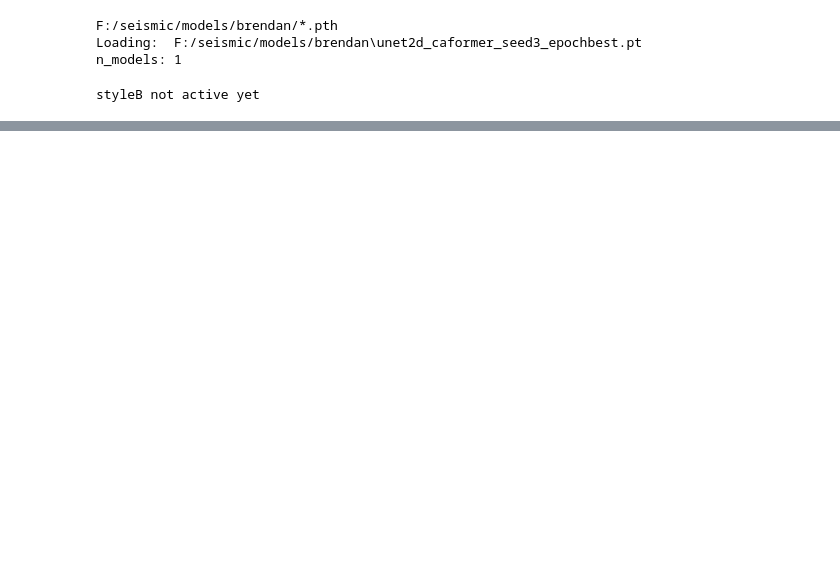
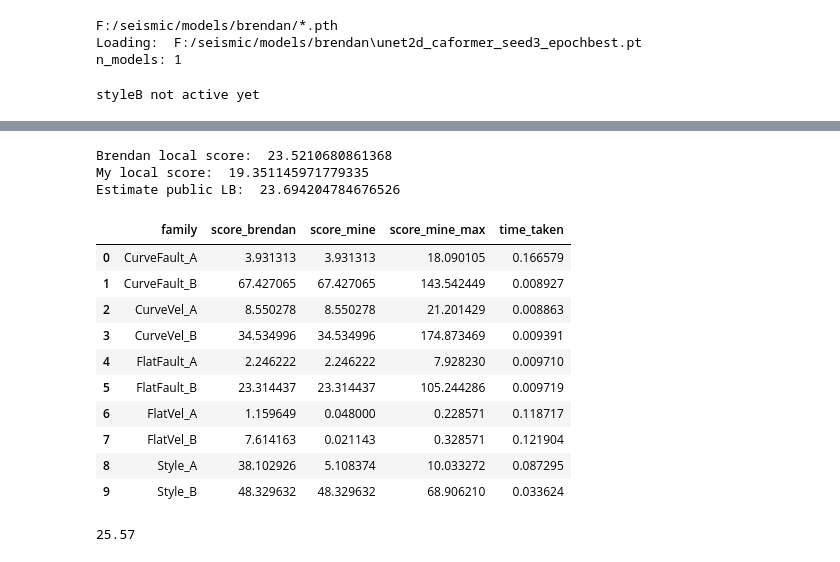
Before and after one commit to jcottaar/seismic, a Jupyter notebook: evaluate_default.ipynb, the cells around one changed output, grey strips where cells are left out. Cells and saved outputs as stored; diff of their text form; code cells hidden in the pictures; blank space fills up the shorter version.

```diff
--- a/evaluate_default.ipynb
+++ b/evaluate_default.ipynb
@@ -5,6 +5,7 @@ sys.path.append('f:/seismic/code/core')
 sys.path.append('/seismic/code/core')
 sys.path.append('/kaggle/input/my-seismic-library/')
 import kaggle_support as kgs
+kgs.preallocate_matrices=False
 import importlib
 import seis_model
 import time
@@ -20,10 +21,11 @@ n_models: 1
 # Set up model
 importlib.reload(seis_model)
 model = seis_model.default_model()
+model.read_cache = False
 # %% [output]
 styleB not active yet
 # %%
-data = kgs.load_all_train_data(validation_only=True)
+%%time
+data = kgs.load_all_train_data(validation_only=True)[::10]
 model.models[1].run_in_parallel = True
 data_out = model.infer(data)
-model.models[1].run_in_parallel = False
@@ -75,4 +35,55 @@ Estimate public LB:  24.201161956146564
+# %%
+dfTimings = pd.read_csv(kgs.timing_filename)
+dfTimings = dfTimings.groupby('family')['time_taken'].mean().to_frame('time_taken')
+#dfTimings.loc['FlatFault_B'].to_numpy()[0]
+# %%
+#kgs.disable_caching = True
+families = list(set([d.family for d in data]))
+families.sort()
+res = dict()
+res['family'], res['score_brendan'], res['score_mine'], res['score_mine_max'], res['time_taken'] = [],[],[],[],[]
+for f in families:
+    res['family'].append(f)
+    this_data_out = []
+    for d in data_out:
+        if d.family==f:
+            this_data_out.append(d)
+    data_out_brendan = model.models[0].infer(this_data_out)
+    res['score_brendan'].append(kgs.score_metric(data_out_brendan,show_diagnostics=False)[0])
+    #data_out = model.infer(this_data[:1])
+    t=time.time()
+    res['time_taken'].append(dfTimings.loc[f].to_numpy()[0])
+    score,_,res_all = kgs.score_metric(this_data_out,show_diagnostics=False)
+    res['score_mine'].append(score)
+    res['score_mine_max'].append(np.max(res_all))
+    #print(pd.DataFrame(res))
+df = pd.DataFrame(res)
+print('')
+print('')
+print('Brendan local score: ', np.mean(df['score_brendan']))
+print('My local score: ', np.mean(df['score_mine']))
+print('Estimate public LB: ', 28.8*np.mean(df['score_mine'])/np.mean(df['score_brendan']))
+df
+# %% [output]
+Brendan local score:  23.5210680861368
+My local score:  19.351145971779335
+Estimate public LB:  23.694204784676526
+|  | family | score_brendan | score_mine | score_mine_max | time_taken |
+| 0 | CurveFault_A | 3.931313 | 3.931313 | 18.090105 | 0.166579 |
+| 1 | CurveFault_B | 67.427065 | 67.427065 | 143.542449 | 0.008927 |
+| 2 | CurveVel_A | 8.550278 | 8.550278 | 21.201429 | 0.008863 |
+| 3 | CurveVel_B | 34.534996 | 34.534996 | 174.873469 | 0.009391 |
+| 4 | FlatFault_A | 2.246222 | 2.246222 | 7.928230 | 0.009710 |
+| 5 | FlatFault_B | 23.314437 | 23.314437 | 105.244286 | 0.009719 |
+| 6 | FlatVel_A | 1.159649 | 0.048000 | 0.228571 | 0.118717 |
+| 7 | FlatVel_B | 7.614163 | 0.021143 | 0.328571 | 0.121904 |
+| 8 | Style_A | 38.102926 | 5.108374 | 10.033272 | 0.087295 |
+| 9 | Style_B | 48.329632 | 48.329632 | 68.906210 | 0.033624 |
 # %%
 # No extra model: 28.8
 # FlatVel:
 # StyleA:
+# %%
+28-30*0.081
+# %% [output]
+25.57
```
Also changed, not shown: parts of 2 cells of this notebook, 17 other files.
